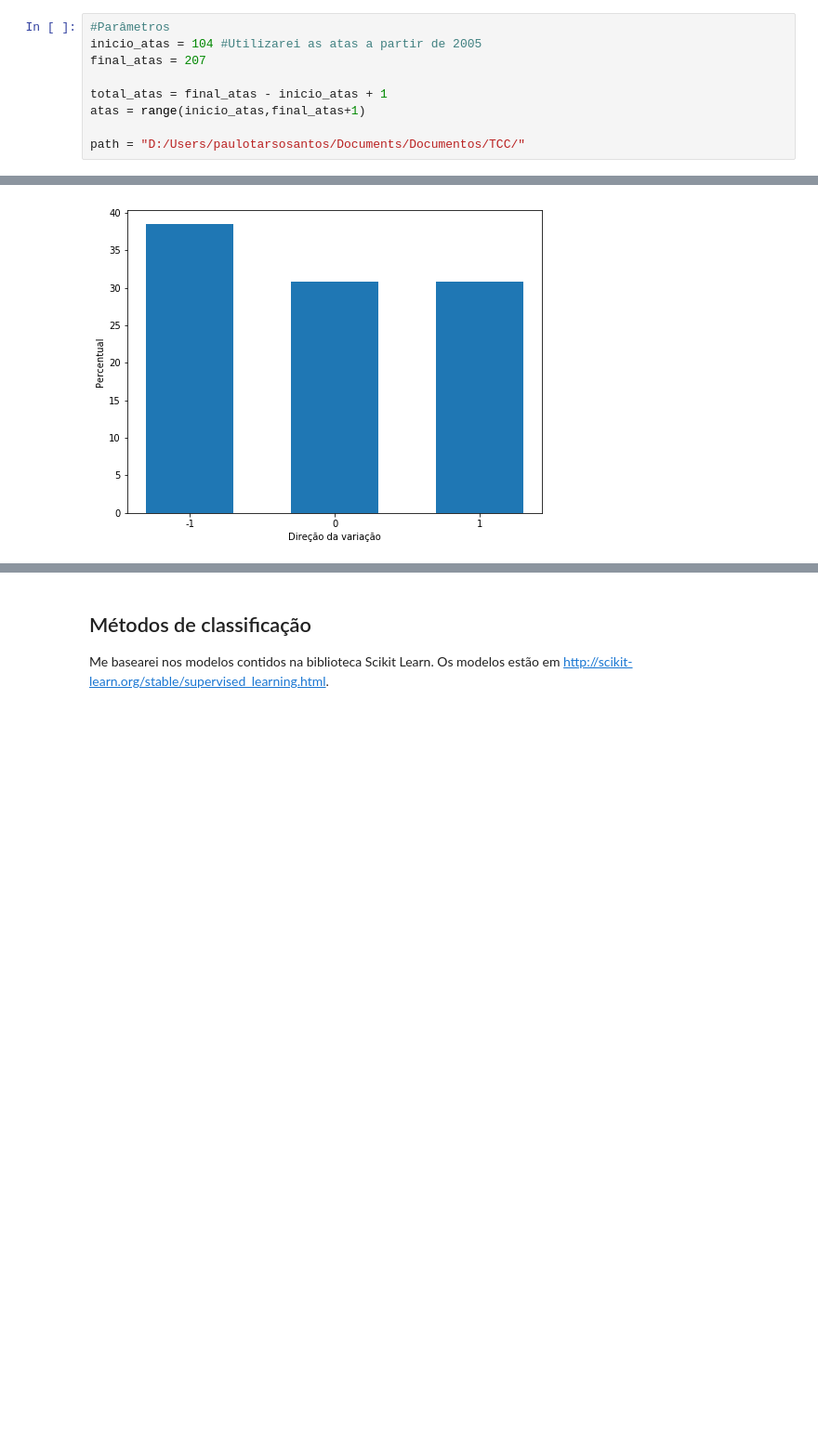
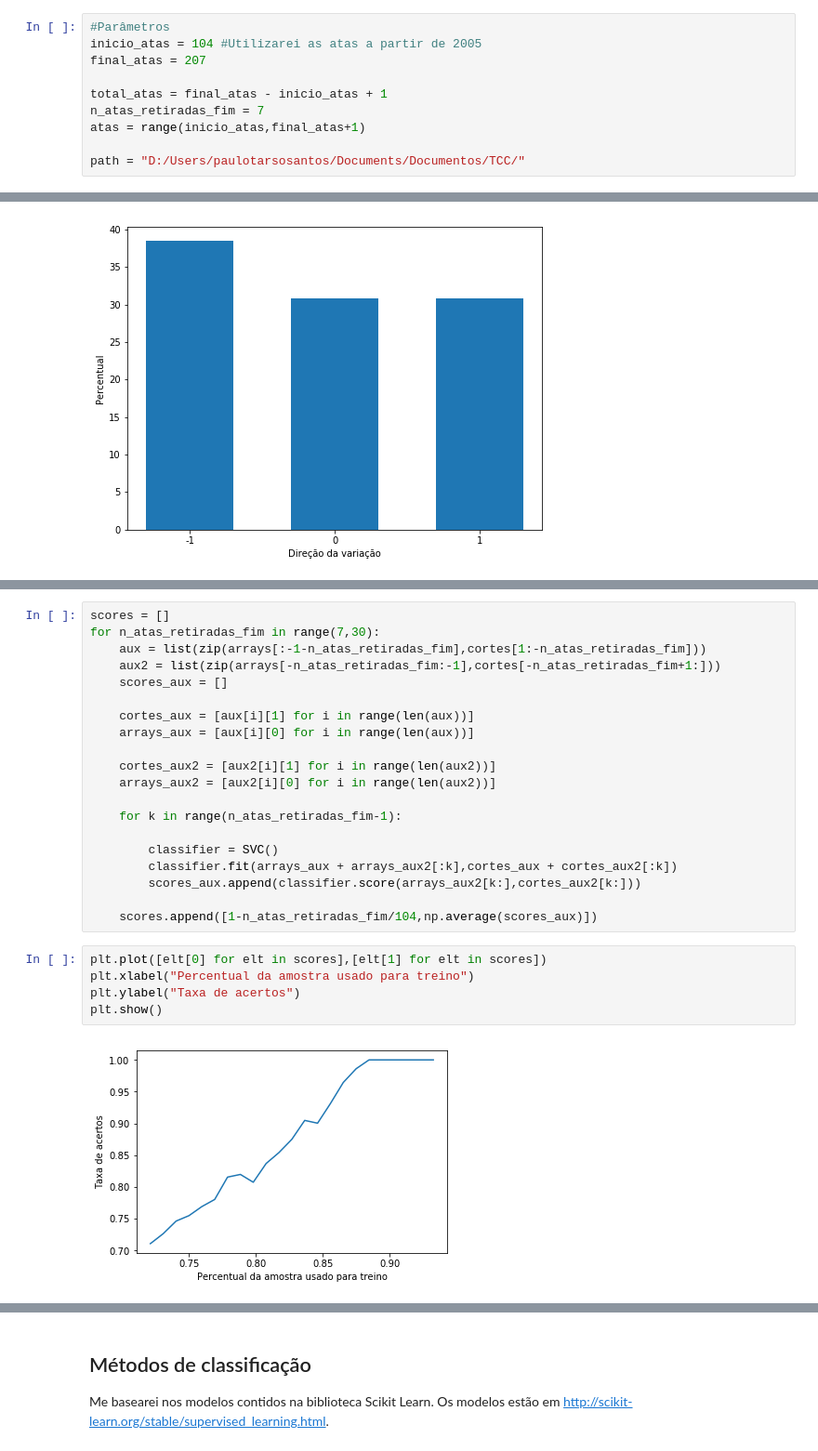
Before and after one commit to paulodt/TCC-PauloDeTarso, a Jupyter notebook: ClassificacaoTextos.ipynb, the cells around one changed output, grey strips where cells are left out. Shown at 93% size. Cells and saved outputs as stored; diff of their text form; blank space fills up the shorter version.

```diff
--- a/ClassificacaoTextos.ipynb
+++ b/ClassificacaoTextos.ipynb
@@ -8,6 +8,7 @@ inicio_atas = 104 #Utilizarei as atas a partir de 2005
 final_atas = 207
 
 total_atas = final_atas - inicio_atas + 1
+n_atas_retiradas_fim = 7
 atas = range(inicio_atas,final_atas+1)
 
 path = "D:/Users/paulotarsosantos/Documents/Documentos/TCC/"
@@ -133,0 +289,27 @@ plt.show()
+# %%
+scores = []
+for n_atas_retiradas_fim in range(7,30):
+    aux = list(zip(arrays[:-1-n_atas_retiradas_fim],cortes[1:-n_atas_retiradas_fim]))
+    aux2 = list(zip(arrays[-n_atas_retiradas_fim:-1],cortes[-n_atas_retiradas_fim+1:]))
+    scores_aux = []
+
+    cortes_aux = [aux[i][1] for i in range(len(aux))]
+    arrays_aux = [aux[i][0] for i in range(len(aux))]
+
+    cortes_aux2 = [aux2[i][1] for i in range(len(aux2))]
+    arrays_aux2 = [aux2[i][0] for i in range(len(aux2))]
+
+    for k in range(n_atas_retiradas_fim-1):
+
+        classifier = SVC()
+        classifier.fit(arrays_aux + arrays_aux2[:k],cortes_aux + cortes_aux2[:k])
+        scores_aux.append(classifier.score(arrays_aux2[k:],cortes_aux2[k:]))
+
+    scores.append([1-n_atas_retiradas_fim/104,np.average(scores_aux)])
+# %%
+plt.plot([elt[0] for elt in scores],[elt[1] for elt in scores])
+plt.xlabel("Percentual da amostra usado para treino")
+plt.ylabel("Taxa de acertos")
+plt.show()
+# %% [output]
+[figure, added]
```
Also changed, not shown: parts of 46 cells of this notebook.
